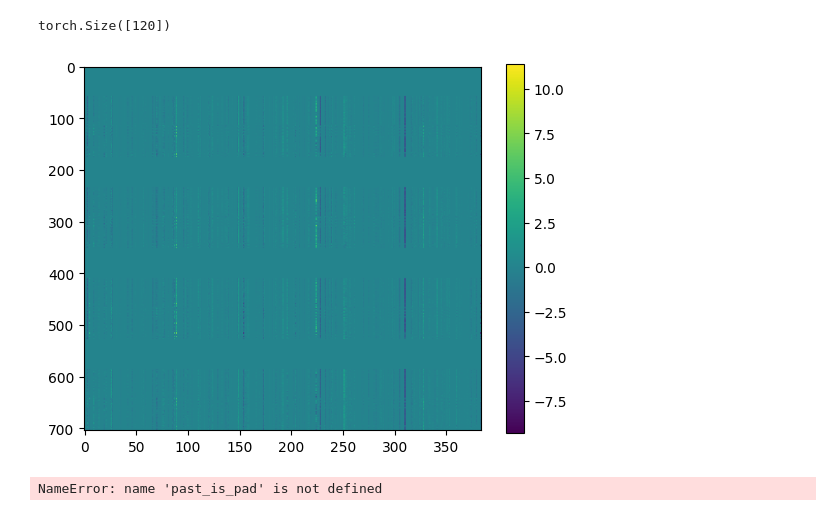
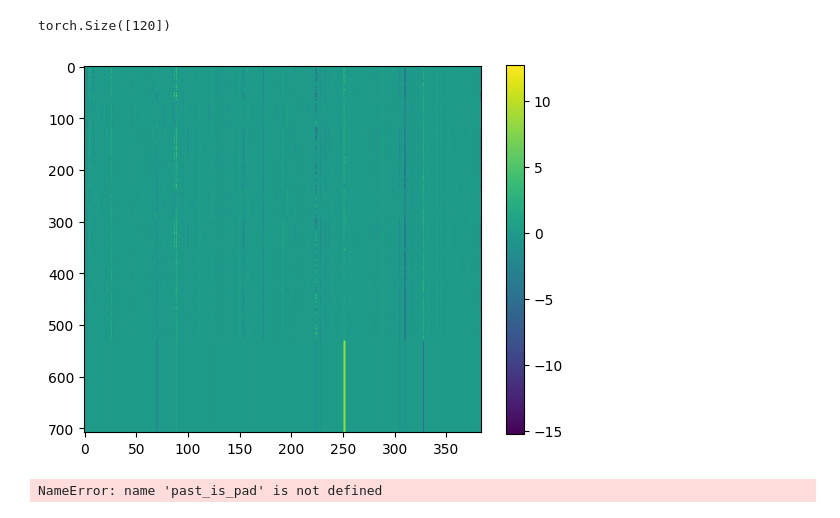
Before and after one commit to sirrus98/uni2ts, a Jupyter notebook: example/dataloader_test.ipynb, the cells around one changed output. Drawn from its saved outputs; the diff is of its cells as text; code cells hidden in the pictures.

```diff
--- a/example/dataloader_test.ipynb
+++ b/example/dataloader_test.ipynb
@@ -69,7 +69,7 @@ def comb(data):
     pad_label = torch.nn.utils.rnn.pad_sequence(label, batch_first=True, padding_value=-1)
 
     past_target = pad_sequence.to(dtype=torch.float32)
-    past_observed_target = torch.ones_like(past_target, dtype=torch.bool)
+    past_observed_target = pad_mask.to(dtype=torch.bool) !=1
     past_is_pad = pad_mask.to(dtype=torch.bool)
 
     target, observed_mask, sample_id, time_id, variate_id, prediction_mask = _convert(
@@ -327,12 +357,12 @@ test_label = label[0][sample_id[0][:label[0].shape[0]] == 1]
 # %% [output]
 torch.Size([120])
 # %%
-plt.imshow(reverted_data.detach()[3])
+plt.imshow(encoded_rep.detach()[0])
 plt.gca().set_aspect(0.5)
 plt.colorbar()
 plt.show()
 # %% [output]
-[figure, old version]
+[figure, new version]
 # %%
 past_is_pad
 # %% [output]
```
Also changed, not shown: parts of 9 cells of this notebook, 1 other file.
